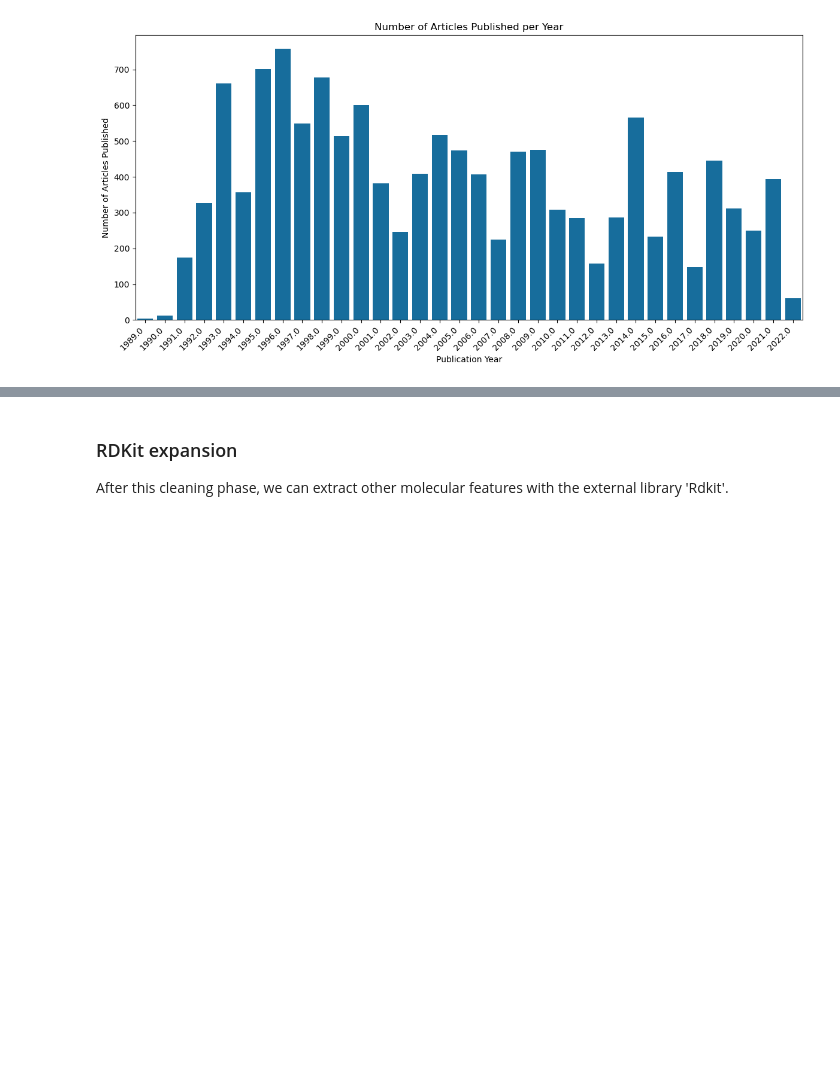
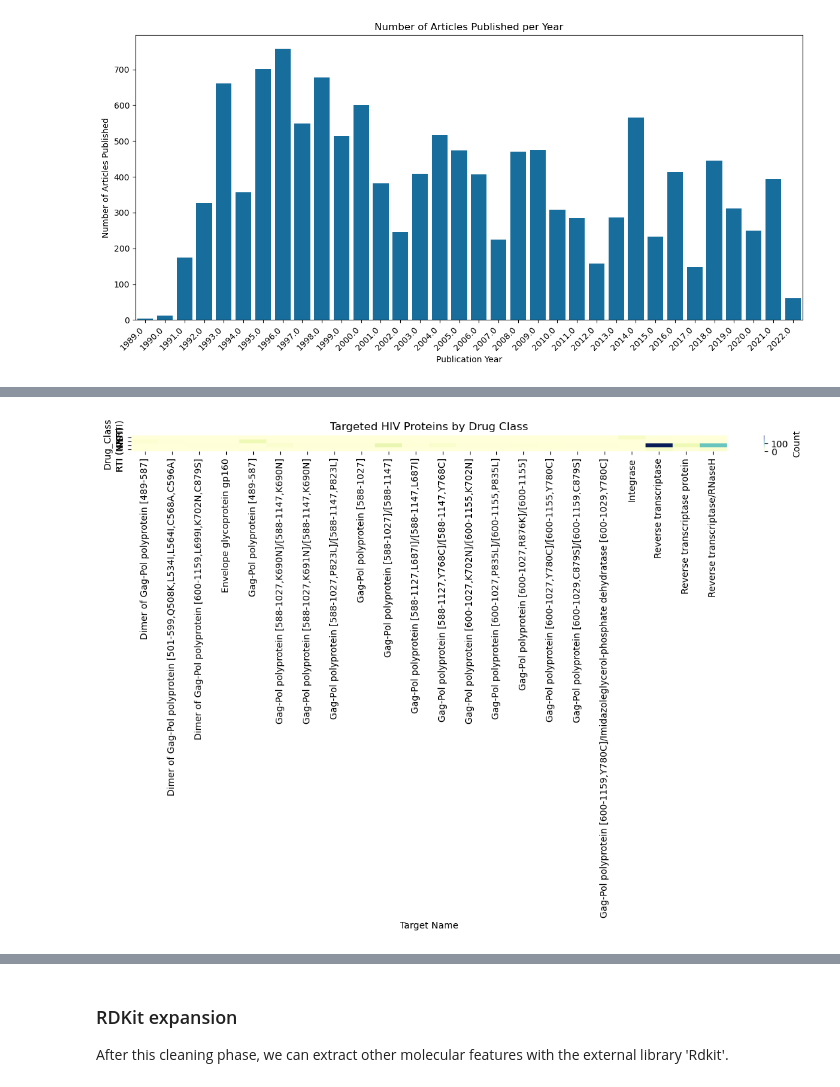
Before and after one commit to epfl-ada/ada-2024-project-adattatori, a Jupyter notebook: results.ipynb, the cells around one changed output, grey strips where cells are left out. Drawn from its saved outputs; the diff is of its cells as text; code cells hidden in the pictures; blank space fills up the shorter version.

```diff
--- a/results.ipynb
+++ b/results.ipynb
@@ -111,0 +223,13 @@ evaluation_utils.plot_publications_per_year(hiv_doi)
+# %%
+# Filter the dataset to include only rows with Ligand InChI Key present in drug_class_dict
+filtered_data = hiv[hiv['Ligand InChI Key'].isin(drug_class_dict.keys())].copy()
+
+# Adding a new column 'Drug_Class' with the drug class based on the dictionary
+filtered_data['Drug_Class'] = filtered_data['Ligand InChI Key'].map(drug_class_dict)
+
+# Addinga new column 'drug_name' using .loc to avoid the SettingWithCopyWarning
+filtered_data.loc[:, 'drug_name'] = filtered_data['Ligand InChI Key'].map(drug_name_dict)
+# %%
+evaluation_utils.plot_protein_target_heatmap(filtered_data)
+# %% [output]
+[figure, added]
```
Also changed, not shown: parts of 23 cells of this notebook.
